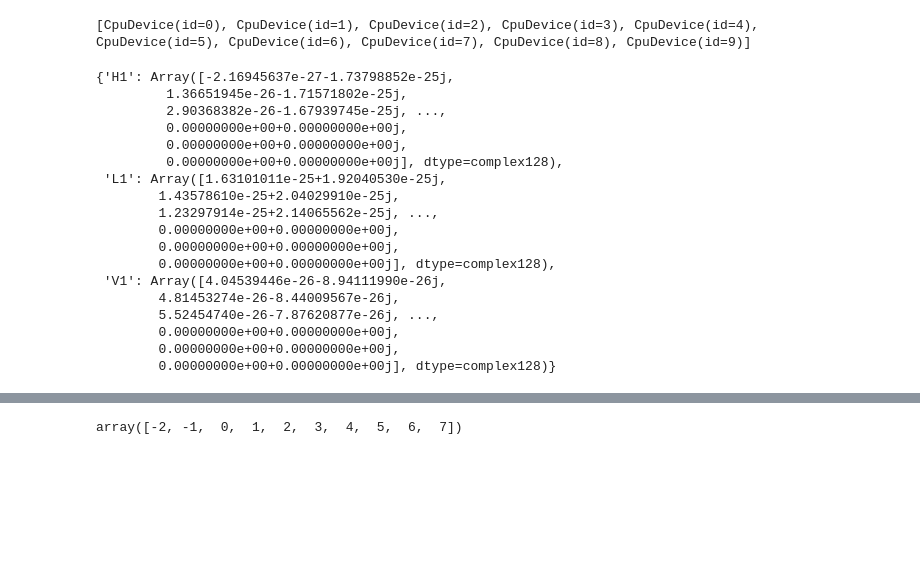
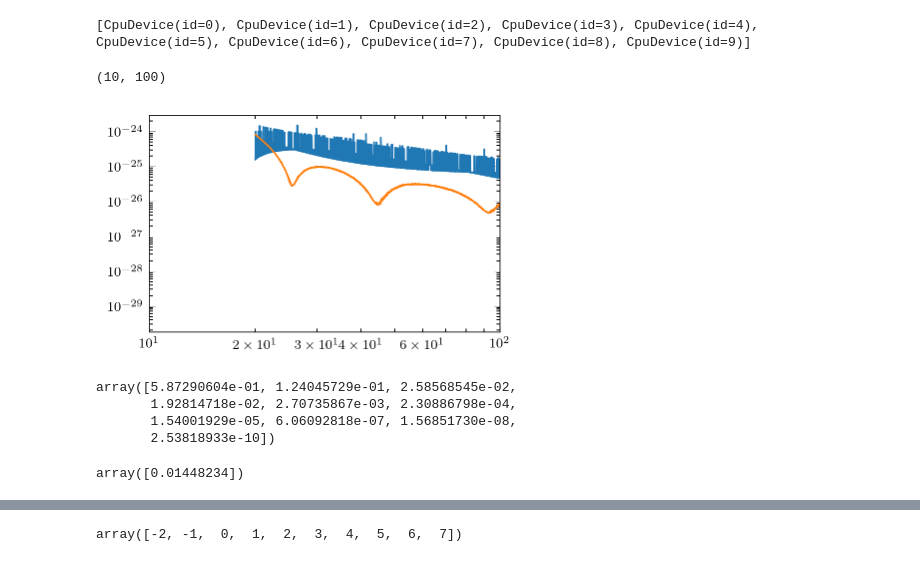
Before and after one commit to BrianCSeymour/geo-tgr, a Jupyter notebook: Untitled.ipynb, the cells around one changed output, grey strips where cells are left out. Drawn from its saved outputs; the diff is of its cells as text; code cells hidden in the pictures; blank space fills up the shorter version.

```diff
--- a/Untitled.ipynb
+++ b/Untitled.ipynb
@@ -142,30 +142,17 @@ def compute_Dh_ppek_perp(k, dh, x, param, cov):
     for d in dets:
         dhpara[d] = sum((dx_bias[idx_par[p]] * dh[d][p] for p in paramgr), jnp.zeros_like(freqs))
         dhperp[d] = Dh[d] - dhpara[d]
-    return dhperp
+    return dhperp, Dh
 
 
 kk = np.array(list(obj.k2str.keys()))
 dh = obj.get_dh_gr(x)
 fi = obj.compute_fisher_raw(dhgr, x, paramgr)
 cov = jnp.linalg.inv(fi)
-compute_Dh_ppek_perp(kk[0], dhgr, x, paramgr, cov)
+res = {}
+resDh = {}
+for k in kk:
+    dhperp, Dh = compute_Dh_ppek_perp(k, dhgr, x, paramgr, cov)
+    res[obj.k2str[k]] = dhperp
+    resDh[obj.k2str[k]] = Dh
+# res = compute_Dh_ppek_perp(kk[0], dhgr, x, paramgr, cov)
-# %% [output]
-{'H1': Array([-2.16945637e-27-1.73798852e-25j,
-         1.36651945e-26-1.71571802e-25j,
-         2.90368382e-26-1.67939745e-25j, ...,
-         0.00000000e+00+0.00000000e+00j,
-         0.00000000e+00+0.00000000e+00j,
-         0.00000000e+00+0.00000000e+00j], dtype=complex128),
- 'L1': Array([1.63101011e-25+1.92040530e-25j,
-        1.43578610e-25+2.04029910e-25j,
-        1.23297914e-25+2.14065562e-25j, ...,
-        0.00000000e+00+0.00000000e+00j,
-        0.00000000e+00+0.00000000e+00j,
-        0.00000000e+00+0.00000000e+00j], dtype=complex128),
- 'V1': Array([4.04539446e-26-8.94111990e-26j,
-        4.81453274e-26-8.44009567e-26j,
-        5.52454740e-26-7.87620877e-26j, ...,
-        0.00000000e+00+0.00000000e+00j,
-        0.00000000e+00+0.00000000e+00j,
-        0.00000000e+00+0.00000000e+00j], dtype=complex128)}
@@ -171,0 +210,30 @@ compute_Dh_ppek_perp(kk[0], dhgr, x, paramgr, cov)
+# %%
+plt.loglog(obj.freqs, np.abs(s[0]*Vh[0][:4000]/weight))
+plt.loglog(obj.freqs, np.abs(s[1]*Vh[1][:4000]/weight))
+# plt.loglog(obj.freqs, np.abs(s[2]*Vh[2][:4000]/weight))
+plt.xlim(10,100)
+# %% [output]
+(10, 100)
+[figure, added]
+# %%
+rows = []
+for key in obj.str2k:
+    detectors = res[key]
+    df = np.diff(obj.freqs)
+    delta_f = np.empty_like(obj.freqs, dtype=float)
+    delta_f[1:-1] = (df[:-1] + df[1:]) / 2.0
+    delta_f[0] = df[0] / 2.0
+    delta_f[-1] = df[-1] / 2.0
+    weight = np.sqrt(2*delta_f/obj.psdO3)
+    concatenated = np.concatenate([weight*detectors["H1"], weight*detectors["L1"], weight*detectors["V1"]])
+    rows.append(concatenated)
+
+result_array = np.vstack(rows)
+U, s, Vh = np.linalg.svd(result_array, full_matrices=False)
+sf = s
+s
+# %% [output]
+array([5.87290604e-01, 1.24045729e-01, 2.58568545e-02,
+       1.92814718e-02, 2.70735867e-03, 2.30886798e-04,
+       1.54001929e-05, 6.06092818e-07, 1.56851730e-08,
+       2.53818933e-10])
@@ -171,0 +271,8 @@ compute_Dh_ppek_perp(kk[0], dhgr, x, paramgr, cov)
+# %%
+U, s, Vh = np.linalg.svd(result_array[1:2], full_matrices=False)
+
+# np.sum(2*result_array[1:2]*np.conj(result_array[1:2]))
+
+s
+# %% [output]
+array([0.01448234])
```
Also changed, not shown: parts of 4 cells of this notebook.
